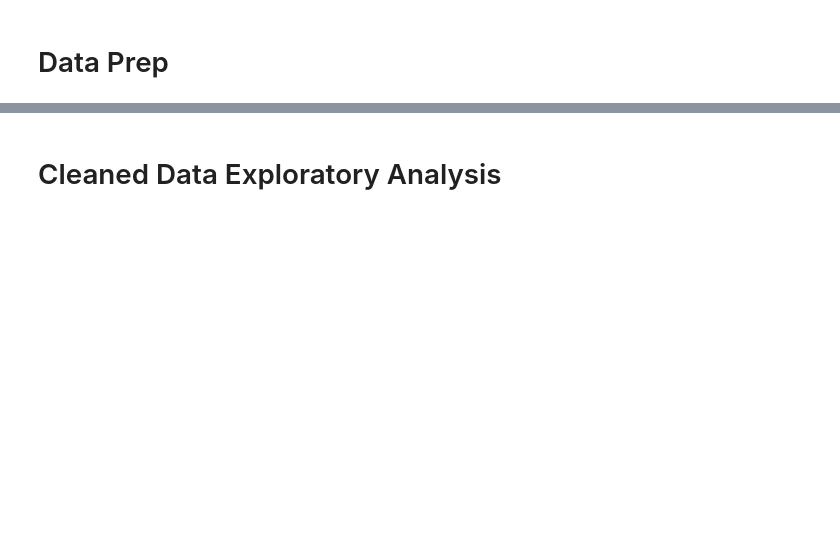
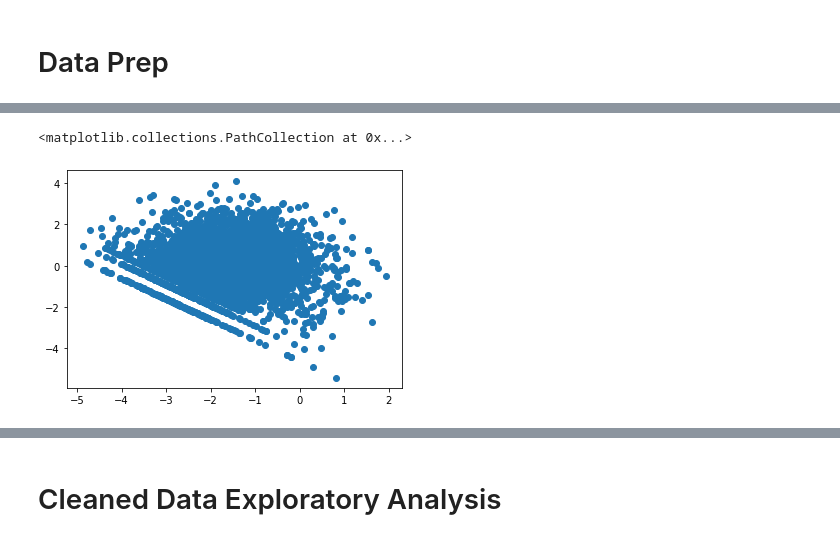
Before and after one commit to joseh4/projection_of_video_game_sales, a Jupyter notebook: master.ipynb, the cells around one changed output, grey strips where cells are left out. Drawn from its saved outputs; the diff is of its cells as text; code cells hidden in the pictures; blank space fills up the shorter version.

```diff
--- a/master.ipynb
+++ b/master.ipynb
@@ -347,0 +422,7 @@ ValueError: Cannot convert non-finite values (NA or inf) to integer
+# %%
+res = y_train - y_pred
+# %%
+plt.scatter(y_pred, res)
+# %% [output]
+<matplotlib.collections.PathCollection at 0x...>
+[figure, added]
```
Also changed, not shown: parts of 60 cells of this notebook, 2 other files.
